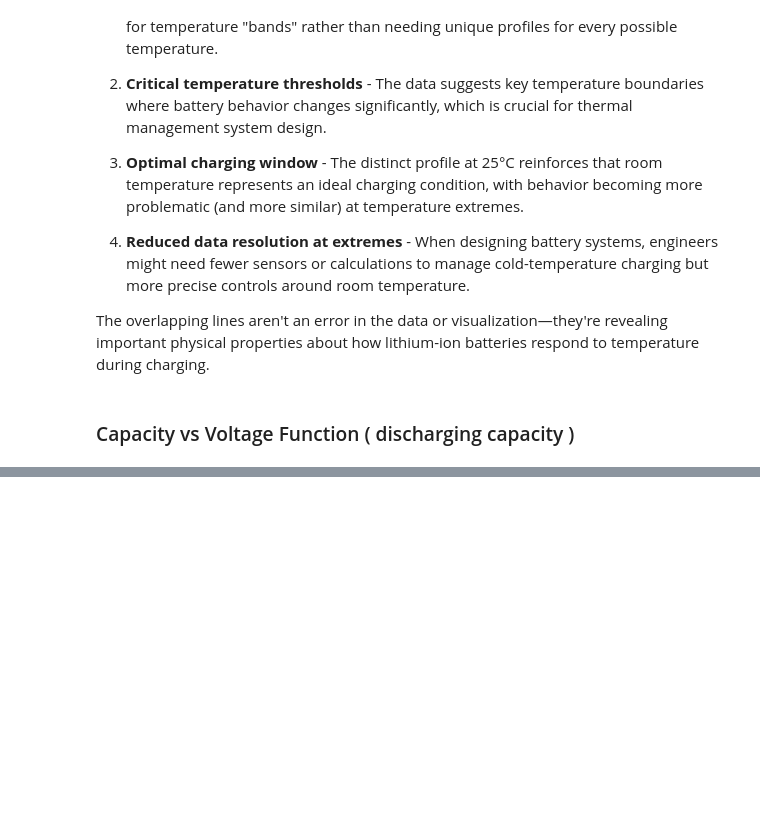
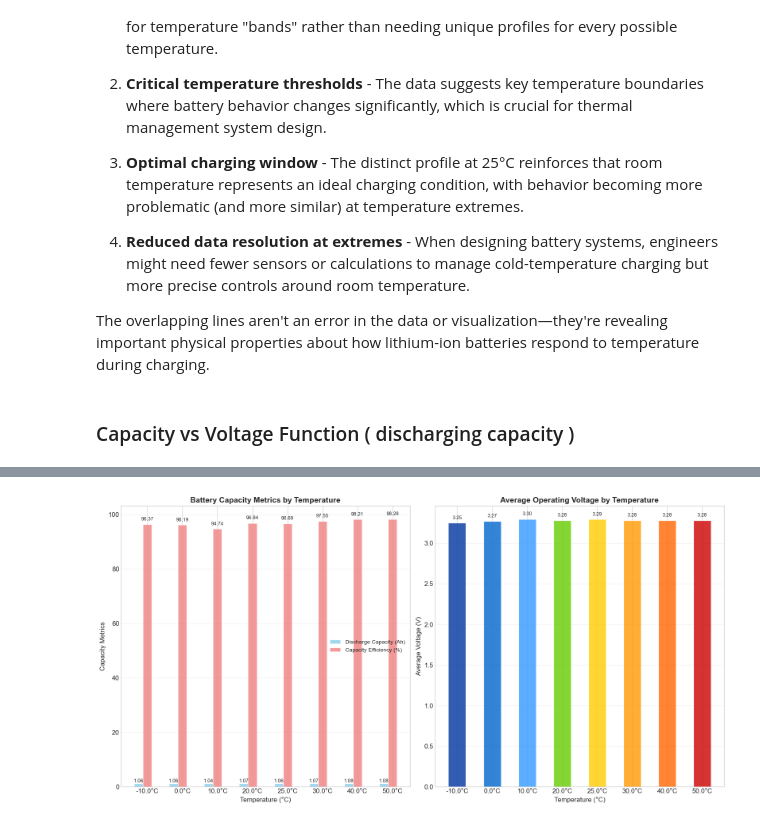
Before and after one commit to Jai-Kumar786/Assignments, a Jupyter notebook: A123 battery/low ocv curr -10.ipynb, the cells around one changed output, grey strips where cells are left out. Drawn from its saved outputs; the diff is of its cells as text; code cells hidden in the pictures; blank space fills up the shorter version.

```diff
--- a/A123 battery/low ocv curr -10.ipynb
+++ b/A123 battery/low ocv curr -10.ipynb
@@ -1258,0 +1495,4 @@ This would show not just how batteries start at different temperatures, but how
+# %%
+plot_comprehensive_battery_bar_comparison(temp_datasets,temp_colors)
+# %% [output]
+[figure, added]
```
Also changed, not shown: parts of 9 cells of this notebook, 2 other files.
